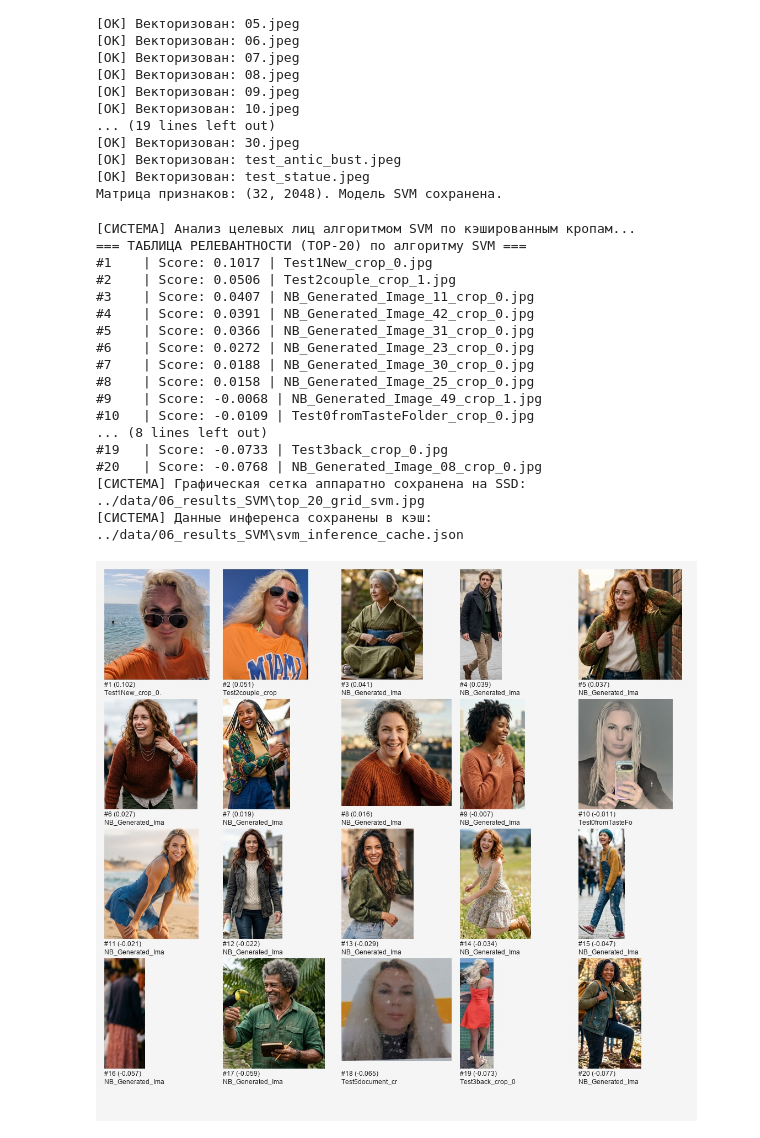
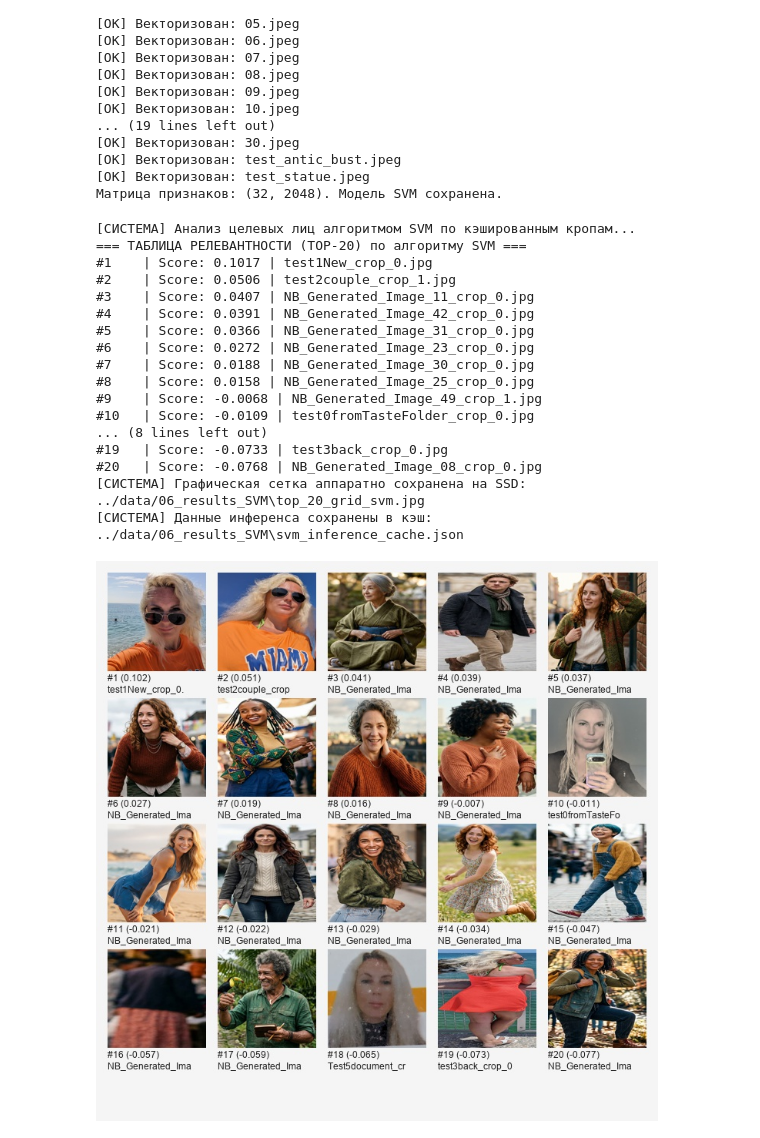
Before and after one commit to AlexPoloAI/Alex-Polo-AI-Portfolio, a Jupyter notebook: ITAI_1378_Labs/Attractor_Project/notebooks/attractor_main.ipynb, the cells around one changed output. Saved outputs shown, nothing was run; the diff lists cells and outputs as text; code cells hidden in the pictures.

```diff
--- a/ITAI_1378_Labs/Attractor_Project/notebooks/attractor_main.ipynb
+++ b/ITAI_1378_Labs/Attractor_Project/notebooks/attractor_main.ipynb
@@ -866,8 +897,8 @@ if RUN_SVM_PIPELINE:
         for rank, item in enumerate(top_20_svm, 1):
             print(f"#{rank:<4} | Score: {item['score']:.4f} | {item['filename']}")
 
-        # Рендер сетки кропов
-        cols, thumb_size, padding = 5, (200, 200), 15
+        # Рендер сетки кропов (миниатюры 128x128)
+        cols, thumb_size, padding = 5, (128, 128), 15
         try:
             font = ImageFont.truetype("arial.ttf", 12)
         except:
@@ -887,39 +918,39 @@ if RUN_SVM_PIPELINE:
             y = padding + r * (thumb_size[1] + 35)
             try:
                 img = Image.open(item["path"]).convert("RGB")
-                img.thumbnail(thumb_size)
+                img = img.resize(thumb_size)  # Принудительный размер 128x128
                 grid_img.paste(img, (x, y))
                 caption = f"#{idx+1} ({item['score']:.3f})\n{item['filename'][:16]}"
                 draw.text((x, y + thumb_size[1] + 2), caption, fill=(30, 30, 30), font=font)
             except:
                 pass
 
         safe_output_path = os.path.join(results_SVM_dir, "top_20_grid_svm.jpg")
         grid_img.save(safe_output_path, quality=95)
         print(f"[СИСТЕМА] Графическая сетка аппаратно сохранена на SSD: {safe_output_path}")
         print(f"[СИСТЕМА] Данные инференса сохранены в кэш: {cache_file_svm}")
 
         display(IPyImage(filename=safe_output_path))
     else:
-        print("[OШИБКА] Модель SVM не найдена.")
+        print("[ОШИБКА] Модель SVM не найдена.")
 else:
     print("[СИСТЕМА] Пайплайн SVM отключен.")
 # %% [output]
 [СИСТЕМА] Анализ целевых лиц алгоритмом SVM по кэшированным кропам...
 === ТАБЛИЦА РЕЛЕВАНТНОСТИ (TOP-20) по алгоритму SVM ===
-#1    | Score: 0.1017 | Test1New_crop_0.jpg
-#2    | Score: 0.0506 | Test2couple_crop_1.jpg
+#1    | Score: 0.1017 | test1New_crop_0.jpg
+#2    | Score: 0.0506 | test2couple_crop_1.jpg
 #3    | Score: 0.0407 | NB_Generated_Image_11_crop_0.jpg
 #4    | Score: 0.0391 | NB_Generated_Image_42_crop_0.jpg
 #5    | Score: 0.0366 | NB_Generated_Image_31_crop_0.jpg
 #6    | Score: 0.0272 | NB_Generated_Image_23_crop_0.jpg
 #7    | Score: 0.0188 | NB_Generated_Image_30_crop_0.jpg
 #8    | Score: 0.0158 | NB_Generated_Image_25_crop_0.jpg
 #9    | Score: -0.0068 | NB_Generated_Image_49_crop_1.jpg
-#10   | Score: -0.0109 | Test0fromTasteFolder_crop_0.jpg
+#10   | Score: -0.0109 | test0fromTasteFolder_crop_0.jpg
 ... (8 lines left out)
-#19   | Score: -0.0733 | Test3back_crop_0.jpg
+#19   | Score: -0.0733 | test3back_crop_0.jpg
 #20   | Score: -0.0768 | NB_Generated_Image_08_crop_0.jpg
 [СИСТЕМА] Графическая сетка аппаратно сохранена на SSD: ../data/06_results_SVM\top_20_grid_svm.jpg
 [СИСТЕМА] Данные инференса сохранены в кэш: ../data/06_results_SVM\svm_inference_cache.json
-[figure, old version]
+[figure, new version]
```
Also changed, not shown: parts of 5 cells of this notebook.
